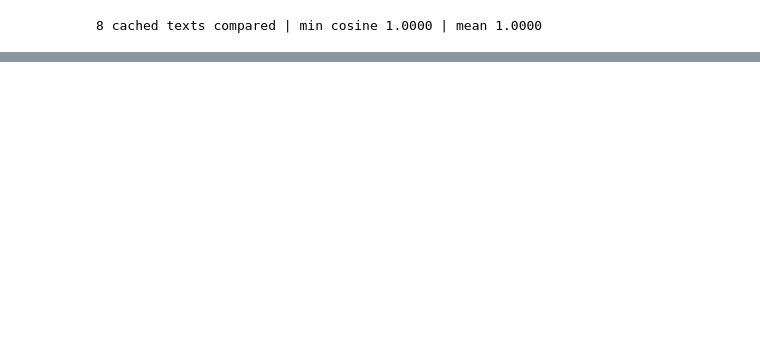
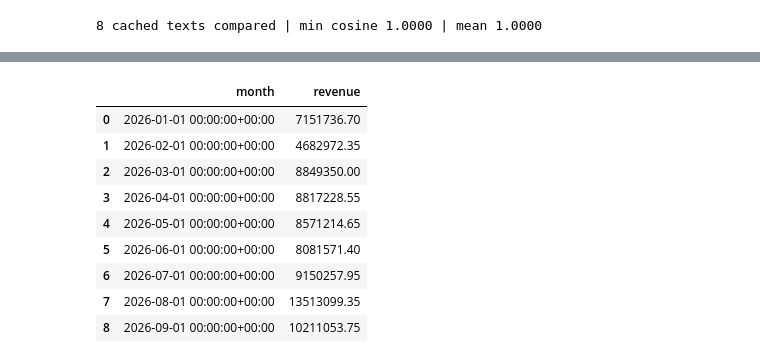
Before and after one commit to PrashantAghara/askdata, a Jupyter notebook: backend/notebooks/agents.ipynb, the cells around one changed output, grey strips where cells are left out. Cells and saved outputs as stored; diff of their text form; code cells hidden in the pictures; blank space fills up the shorter version.

```diff
--- a/backend/notebooks/agents.ipynb
+++ b/backend/notebooks/agents.ipynb
@@ -2770,0 +3124,85 @@ print(
+# %%
+def answer(
+    question: str,
+    *,
+    approved: bool = False,
+    max_rows: int = 1000,
+    timeout_s: float = 5.0,
+    explain: bool = True,
+    use_cache: bool = True,
+) -> dict:
+    """Question -> SQL -> validator -> risk gate -> execution -> explanation.
+
+    `approved` stands in for the human decision until the real interrupt arrives in Plan 10.
+    """
+    out = generate_valid_sql(question, use_cache=use_cache)
+    d, last = out["draft"], out["attempts"][-1]
+    res = {
+        "question": question,
+        "sql": d.sql,
+        "assumptions": d.assumptions,
+        "context": out["context"],
+        "risk": None,
+        "execution": None,
+        "explanation": None,
+        "message": "",
+    }
+    if last["outcome"] == "refused":
+        return {**res, "state": "refused", "message": d.explanation}
+    if last["outcome"] == "invalid":
+        return {**res, "state": "invalid", "message": "; ".join(last["errors"])}
+
+    risk = assess_risk(d.sql, out["validation"])
+    res["risk"] = risk
+    why = "; ".join(m for _, m in risk.reasons)
+    if risk.decision == "reject":
+        return {**res, "state": "rejected", "message": why}
+    if risk.decision == "approve" and not approved:
+        return {**res, "state": "needs_approval", "message": why}
+
+    ex = execute_query(d.sql, max_rows=max_rows, timeout_s=timeout_s)
+    state = "executed" if ex.status == "ok" else ex.status
+    res = {**res, "state": state, "execution": ex, "message": ex.error or why}
+    if explain and ex.status == "ok":
+        res["explanation"] = explain_result(res, use_cache=use_cache)
+    return res
+
+
+def show(res: dict) -> None:
+    r, ex, e = res["risk"], res["execution"], res.get("explanation")
+    print("=" * 90)
+    print("Q:", res["question"])
+    print("state:", res["state"], "|", (res["message"] or "")[:200])
+    if r and r.cost is not None:
+        print(
+            f"risk: {r.level} -> {r.decision} | cost {r.cost:,.0f} | est. rows {r.plan_rows:,.0f}"
+        )
+    elif r:
+        print(f"risk: {r.level} -> {r.decision}")
+    if res["sql"]:
+        print("\n" + res["sql"])
+    if ex and ex.status == "ok":
+        print(
+            f"\n{len(ex.df)} rows{' (truncated)' if ex.truncated else ''} in {ex.elapsed_ms:.0f} ms"
+        )
+        display(ex.df.head(10))
+    if e:
+        print("\nInterpretation:", e["interpretation"])
+        if e["faithfulness"] != "exact":
+            print(f"  [{e['faithfulness']}] {e['divergence']}")
+        print("Answer:", e["answer_summary"])
+        print("Chart:", e["chart"])
+        if e["caveats"]:
+            print("Caveats:", e["caveats"])
+        if e["ungrounded_numbers"]:
+            print("Numbers not found in the result:", e["ungrounded_numbers"])
+
+
+show(answer("Who are our top 5 customers by revenue?", approved=True))
+show(answer("What is the monthly revenue for 2026?"))
+show(
+    answer(
+        "Show every customer paired with every order and every order item, and count the combinations."
+    )
+)
+# %% [output]
@@ -2770,0 +3236,10 @@ print(
+|  | month | revenue |
+| 0 | 2026-01-01 00:00:00+00:00 | 7151736.70 |
+| 1 | 2026-02-01 00:00:00+00:00 | 4682972.35 |
+| 2 | 2026-03-01 00:00:00+00:00 | 8849350.00 |
+| 3 | 2026-04-01 00:00:00+00:00 | 8817228.55 |
+| 4 | 2026-05-01 00:00:00+00:00 | 8571214.65 |
+| 5 | 2026-06-01 00:00:00+00:00 | 8081571.40 |
+| 6 | 2026-07-01 00:00:00+00:00 | 9150257.95 |
+| 7 | 2026-08-01 00:00:00+00:00 | 13513099.35 |
+| 8 | 2026-09-01 00:00:00+00:00 | 10211053.75 |
```
Also changed, not shown: parts of 12 cells of this notebook.
